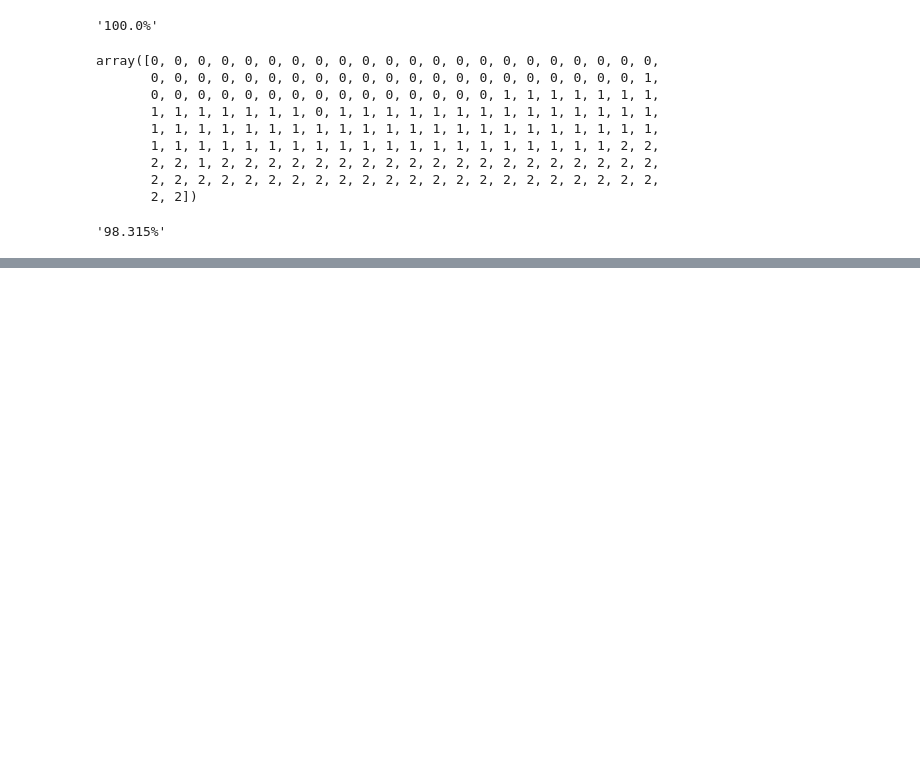
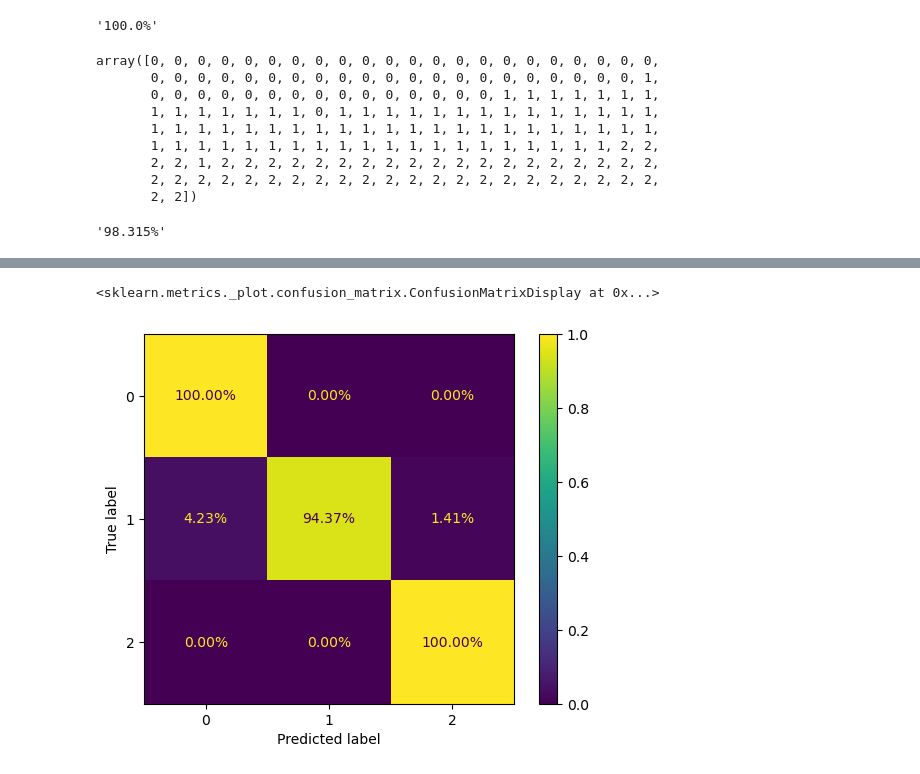
Before and after one commit to m-mhe/ml_practice, a Jupyter notebook: wine_classification/main.ipynb, the cells around one changed output, grey strips where cells are left out. Cells and saved outputs as stored; diff of their text form; code cells hidden in the pictures; blank space fills up the shorter version.

```diff
--- a/wine_classification/main.ipynb
+++ b/wine_classification/main.ipynb
@@ -169,0 +176,9 @@ str(round(accuracy_score(wineY, predictions)*100, 3))+"%"
+# %%
+modelPipeline = Pipeline(
+    [
+        ("Scale", StandardScaler()),
+        ("Model", OneVsRestClassifier(OneVsRestClassifier(KNeighborsClassifier(n_neighbors=51, weights="distance", p=2))))
+    ]
+)
+predictions = cross_val_predict(modelPipeline,X=wineX, y=wineY, cv=17, n_jobs=-1)
+str(round(accuracy_score(wineY, predictions)*100, 10))+"%"
@@ -169,0 +199,5 @@ str(round(accuracy_score(wineY, predictions)*100, 3))+"%"
+# %%
+ConfusionMatrixDisplay.from_predictions(wineY, predictions, normalize="true", values_format=".2%")
+# %% [output]
+<sklearn.metrics._plot.confusion_matrix.ConfusionMatrixDisplay at 0x...>
+[figure, added]
```
Also changed, not shown: parts of 6 cells of this notebook, 1 other file.
